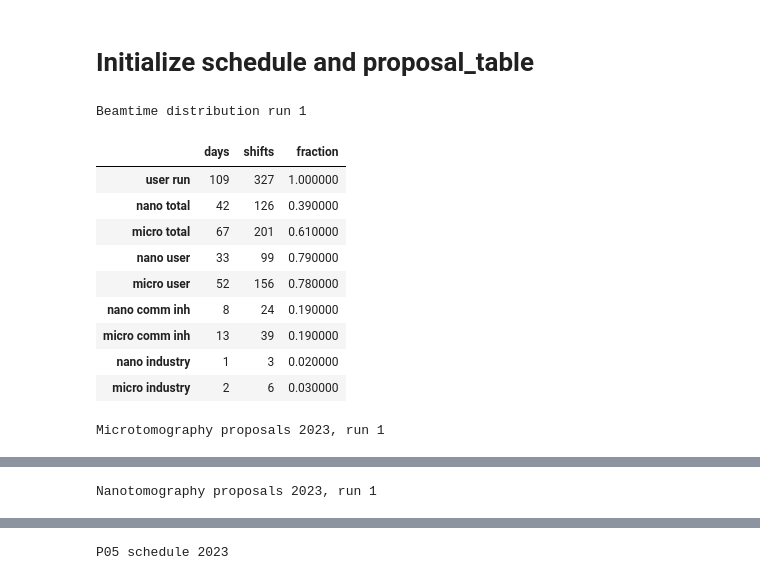
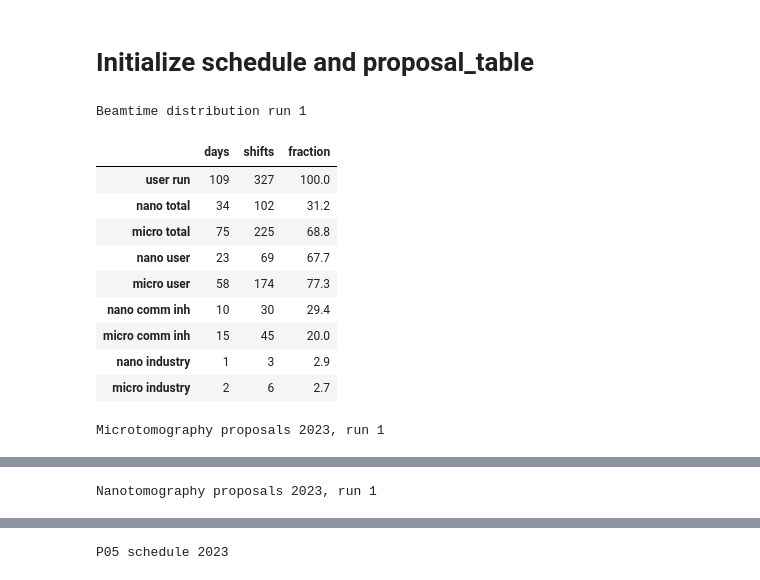
Before and after one commit to feinfinger/p05_scheduler, a Jupyter notebook: 2023_p05_schedule.ipynb, the cells around one changed output, grey strips where cells are left out. Drawn from its saved outputs; the diff is of its cells as text; code cells hidden in the pictures.

```diff
--- a/2023_p05_schedule.ipynb
+++ b/2023_p05_schedule.ipynb
@@ -785,7 +820,7 @@ pro_run1 = proposals(proposals_path_run1, p3sch_path, year, run=1)
 pro_run1.filter(include=[11016379, 11016663, 11016664, 11016665, 11016666, 11016667, 11016668], filter_string="2nd call 2022")
 
 # define beamtime_distribution
-pro_run1.modify_beamtime_distribution(nano_days=42)
+pro_run1.modify_beamtime_distribution(nano_days=34, nano_user=0.7)
 
 # Add commissioning, inhouse, industry etc
 pro_run1.add_beamtime(101, proposal='micro comm', setup='micro', title='micro commissioning', shifts=6)
@@ -832,43 +867,43 @@ pro_run1.assign(11016439, local_contact="FW", start_date=dt.datetime(2023, 3, 3)
 pro_run1.assign(11016144, local_contact="FW", start_date=dt.datetime(2023, 7, 14), shifts=9)  # Pistidda / Karimi, Microtomography (EH2)
 #  pro_run1.assign(11015832, local_contact="FW", start_date=dt.datetime(2023, 1, 1), shifts=9)  # Manke / Osenberg, Microtomography (EH2)
 #  pro_run1.assign(11016289, local_contact="XX", start_date=dt.datetime(2023, 1, 1), shifts=9)  # Engqvist / Engqvist, Microtomography (EH2)
 #  pro_run1.assign(11016351, local_contact="XX", start_date=dt.datetime(2023, 1, 1), shifts=3)  # Hejnol / Hejnol, Microtomography (EH2)
 #  pro_run1.assign(11015942, local_contact="XX", start_date=dt.datetime(2023, 1, 1), shifts=6)  # Blasco-Costa / Blasco-Costa, Microtomography (EH2)
 #  pro_run1.assign(11015918, local_contact="FW", start_date=dt.datetime(2023, 1, 1), shifts=9)  # Manke / Paulisch, Microtomography (EH2)
 #  pro_run1.assign(11016301, local_contact="FW", start_date=dt.datetime(2023, 1, 1), shifts=12)  # Manke / Arlt, Microtomography (EH2)
 #  pro_run1.assign(11016415, local_contact="XX", start_date=dt.datetime(2023, 1, 1), shifts=9)  # Engelkes / Busse, Microtomography (EH2)
 pro_run1.assign(101, local_contact="", start_date=dt.datetime(2023, 2, 22), shifts=6)  # nan / nan, Microtomography (EH2)
 pro_run1.assign(102, local_contact="", start_date=dt.datetime(2023, 3, 6), shifts=6)  # nan / nan, Microtomography (EH2)
 pro_run1.assign(103, local_contact="", start_date=dt.datetime(2023, 7, 6), shifts=3)  # nan / nan, Microtomography (EH2)
 pro_run1.assign(104, local_contact="", start_date=dt.datetime(2023, 7, 13), shifts=3)  # nan / nan, Microtomography (EH2)
 
 # Nanotomography
 ################
 #  pro_run1.assign(11016412, local_contact="XX", start_date=dt.datetime(2023, 1, 1), shifts=12)  # Hesse / Hesse, Nanotomography (EH1)
 #  pro_run1.assign(11016342, local_contact="XX", start_date=dt.datetime(2023, 1, 1), shifts=9)  # Zippo / Zippo, Nanotomography (EH1)
 #  pro_run1.assign(11015833, local_contact="XX", start_date=dt.datetime(2023, 1, 1), shifts=9)  # Konchakova / Konchakova, Nanotomography (EH1)
 #  pro_run1.assign(11016480, local_contact="XX", start_date=dt.datetime(2023, 1, 1), shifts=12)  # Greving / Herzen, Nanotomography (EH1)
 #  pro_run1.assign(11016186, local_contact="XX", start_date=dt.datetime(2023, 1, 1), shifts=9)  # Tolnai / Tolnai, Nanotomography (EH1)
 #  pro_run1.assign(11015933, local_contact="XX", start_date=dt.datetime(2023, 1, 1), shifts=12)  # Ni / Ni, Nanotomography (EH1)
 #  pro_run1.assign(11016352, local_contact="XX", start_date=dt.datetime(2023, 1, 1), shifts=3)  # Oliveira / Oliveira, Nanotomography (EH1)
 #  pro_run1.assign(11016103, local_contact="XX", start_date=dt.datetime(2023, 1, 1), shifts=9)  # Zeng / Xu, Nanotomography (EH1)
 #  pro_run1.assign(11016148, local_contact="XX", start_date=dt.datetime(2023, 1, 1), shifts=9)  # Soederberg / Gordeyeva, Nanotomography (EH1)
 pro_run1.assign(201, local_contact="", start_date=dt.datetime(2023, 3, 9), shifts=6)  # nan / nan, Microtomography (EH2)
 
-display(pro_run1.beamtime_distribution.style.set_caption("Beamtime distribution run 1").set_table_styles([dict(selector="caption", props=[("font-size", "150%"),("font-weight", "bold")])]))
+display(pro_run1.beamtime_distribution.style.format(precision=1).set_caption("Beamtime distribution run 1").set_table_styles([dict(selector="caption", props=[("font-size", "150%"),("font-weight", "bold")])]))
 pro_run1.show(split=True)
 # %% [output]
 Beamtime distribution run 1
 |  | days | shifts | fraction |
-| user run | 109 | 327 | 1.000000 |
-| nano total | 42 | 126 | 0.390000 |
-| micro total | 67 | 201 | 0.610000 |
-| nano user | 33 | 99 | 0.790000 |
-| micro user | 52 | 156 | 0.780000 |
-| nano comm inh | 8 | 24 | 0.190000 |
-| micro comm inh | 13 | 39 | 0.190000 |
-| nano industry | 1 | 3 | 0.020000 |
-| micro industry | 2 | 6 | 0.030000 |
+| user run | 109 | 327 | 100.0 |
+| nano total | 34 | 102 | 31.2 |
+| micro total | 75 | 225 | 68.8 |
+| nano user | 23 | 69 | 67.7 |
+| micro user | 58 | 174 | 77.3 |
+| nano comm inh | 10 | 30 | 29.4 |
+| micro comm inh | 15 | 45 | 20.0 |
+| nano industry | 1 | 3 | 2.9 |
+| micro industry | 2 | 6 | 2.7 |
 Microtomography proposals 2023, run 1
 |  | Proposal | Setup | Ranking (numbers) | Shifts applied | Shifts assigned | Shifts final | Start date | ... |
 | Application |  |  |  |  |  |  |  | ... |
```
Also changed, not shown: parts of 5 cells of this notebook.
